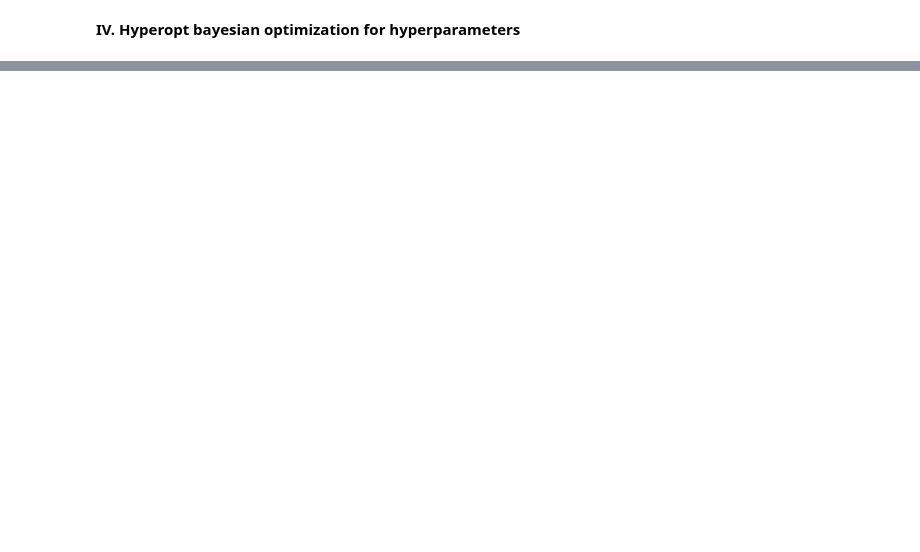
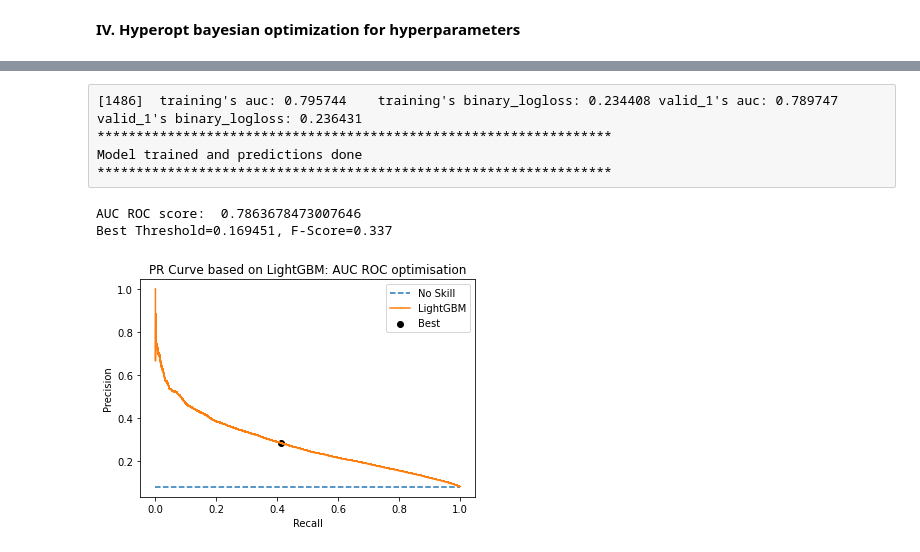
Before and after one commit to drdjekyl/P7, a Jupyter notebook: P7_A_Model.ipynb, the cells around one changed output, grey strips where cells are left out. Cells and saved outputs as stored; diff of their text form; code cells hidden in the pictures; blank space fills up the shorter version.

```diff
--- a/P7_A_Model.ipynb
+++ b/P7_A_Model.ipynb
@@ -848,2 +756,2 @@ invalid value encountered in true_divide
 # %%
-metrics = bayesian_optimizer(best_params)
+metrics_auc = bayesian_optimizer(best_params_auc)
@@ -901,0 +758,37 @@ LightGBM binary classifier with TreeExplainer shap values output has changed to
+# %% [raw]
+[1486]	training's auc: 0.795744	training's binary_logloss: 0.234408	valid_1's auc: 0.789747	valid_1's binary_logloss: 0.236431
+******************************************************************
+Model trained and predictions done
+******************************************************************
+# %%
+pred_array = metrics_auc['pred_array']
+
+precision, recall, thresholds = precision_recall_curve(
+        train_target, pred_array)
+
+fscore = (2 * precision * recall) / (precision + recall)
+
+ix = np.argmax(fscore)
+
+print('AUC ROC score: ', roc_auc_score(train_target, pred_array))
+print('Best Threshold=%f, F-Score=%.3f' % (thresholds[ix], fscore[ix]))
+# %% [output]
+AUC ROC score:  0.7863678473007646
+Best Threshold=0.169451, F-Score=0.337
+# %%
+# plot the PR curve for the model
+no_skill = len(train_target[train_target == 1]) / len(train_target)
+plt.plot([0, 1], [no_skill, no_skill], linestyle='--', label='No Skill')
+plt.plot(recall, precision, marker=',', label='LightGBM')
+plt.scatter(recall[ix], precision[ix], marker='o', color='black', label='Best')
+
+# axis labels
+plt.xlabel('Recall')
+plt.ylabel('Precision')
+plt.legend()
+
+plt.title('PR Curve based on LightGBM: AUC ROC optimisation')
+# show the plot
+plt.show()
+# %% [output]
+[figure, added]
```
Also changed, not shown: parts of 43 cells of this notebook, 1 other file.
